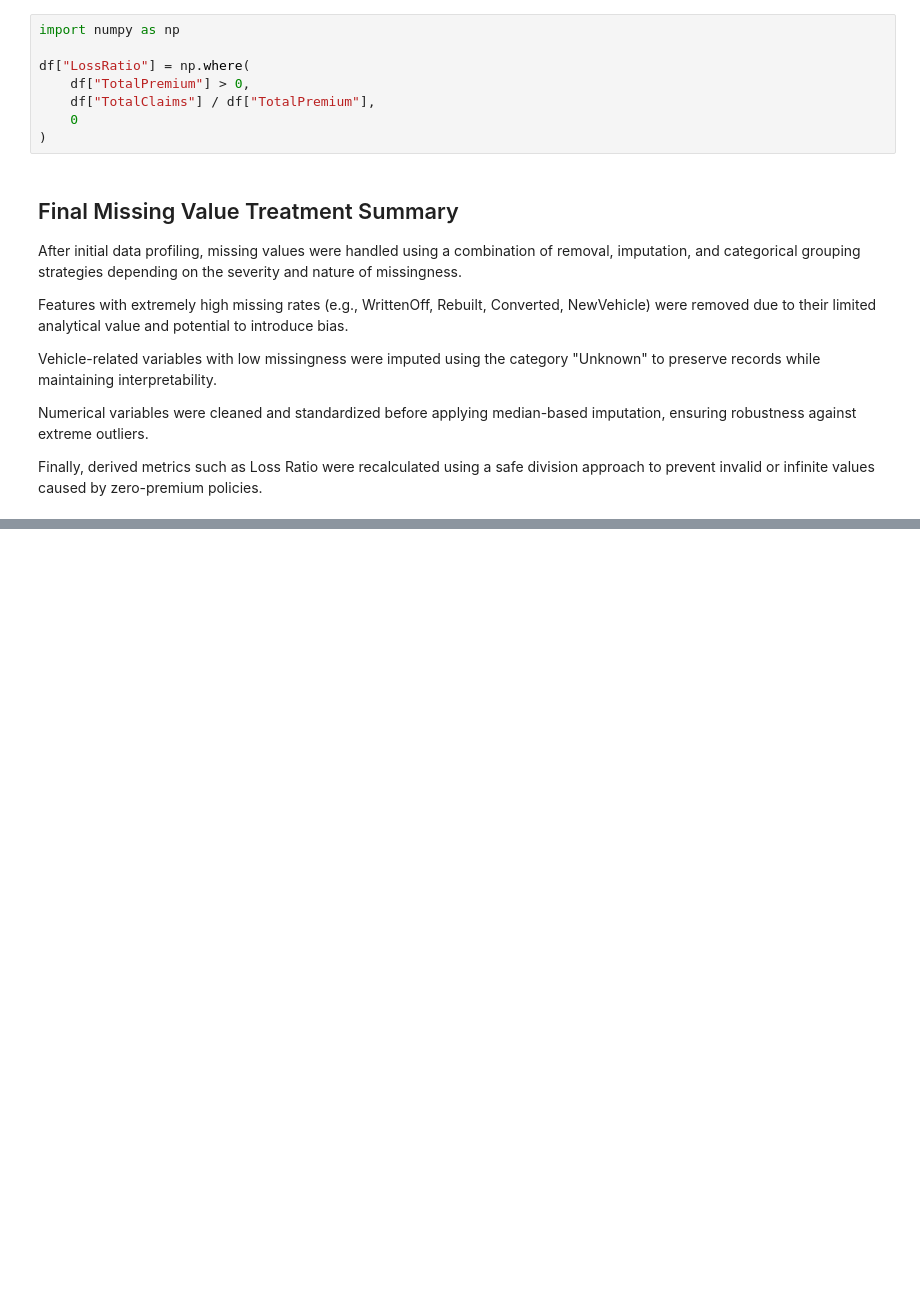
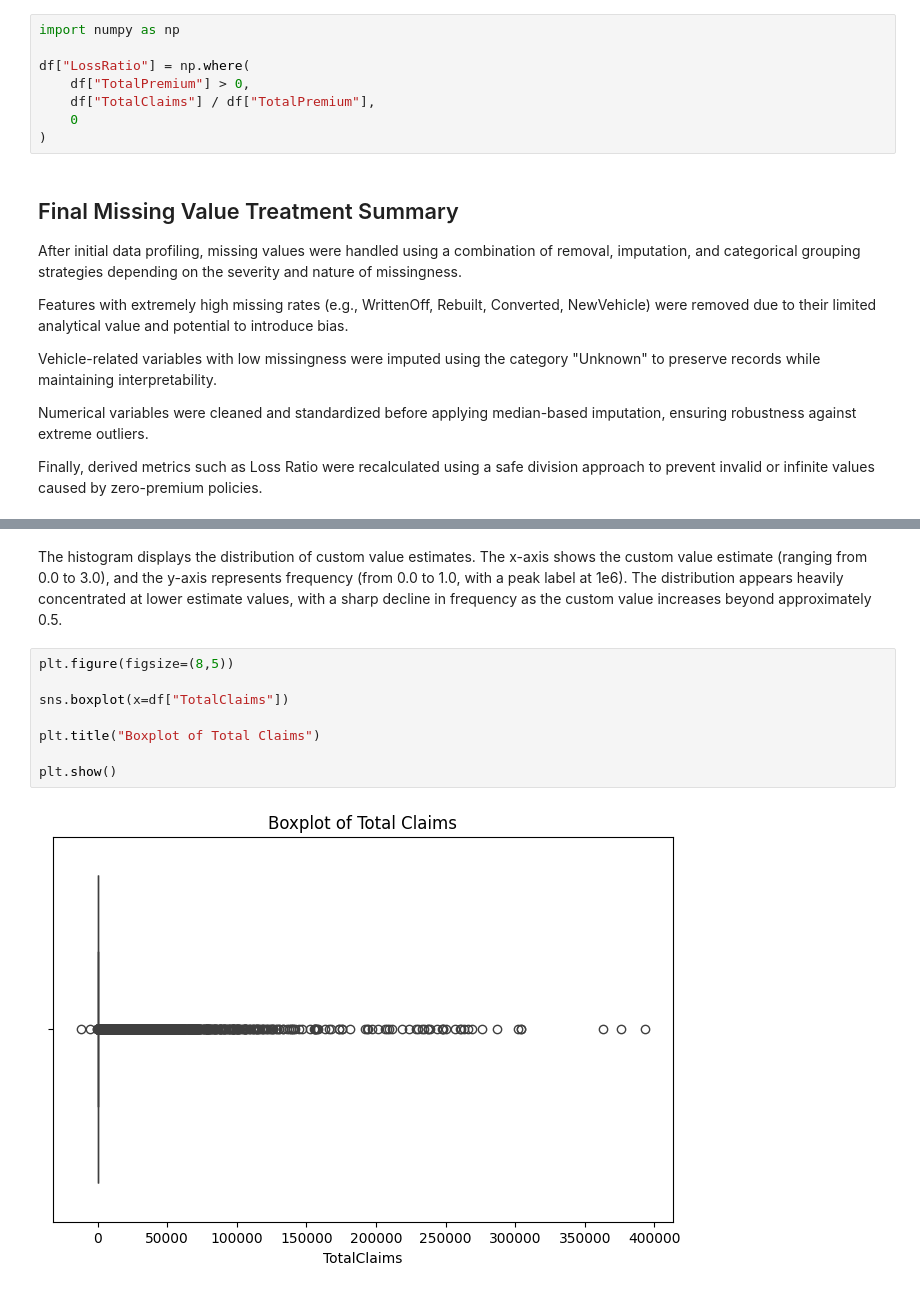
Before and after one commit to ILam2010/insurance-risk-analytics, a Jupyter notebook: notebooks/01_eda.ipynb, the cells around one changed output, grey strips where cells are left out. Saved outputs shown, nothing was run; the diff lists cells and outputs as text; blank space fills up the shorter version.

```diff
--- a/notebooks/01_eda.ipynb
+++ b/notebooks/01_eda.ipynb
@@ -196,0 +232,12 @@ plt.show()
+# %% [markdown]
+The histogram displays the distribution of custom value estimates. The x-axis shows the custom value estimate (ranging from 0.0 to 3.0), and the y-axis represents frequency (from 0.0 to 1.0, with a peak label at 1e6). The distribution appears heavily concentrated at lower estimate values, with a sharp decline in frequency as the custom value increases beyond approximately 0.5.
+# %%
+plt.figure(figsize=(8,5))
+
+sns.boxplot(x=df["TotalClaims"])
+
+plt.title("Boxplot of Total Claims")
+
+plt.show()
+# %% [output]
+[figure, added]
```
Also changed, not shown: parts of 48 cells of this notebook, 2 other files.
